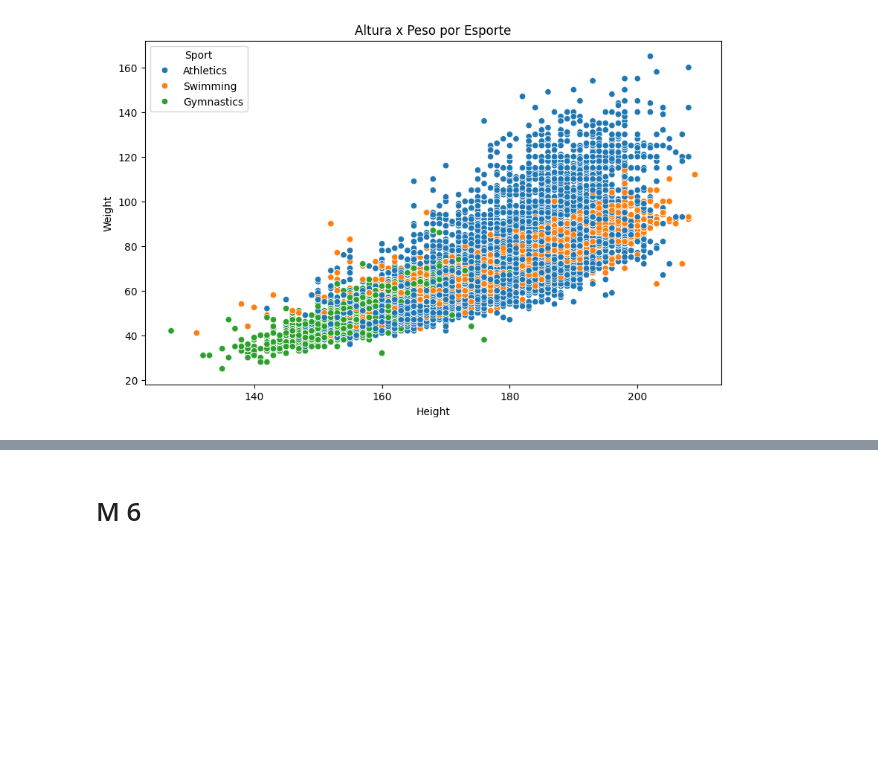
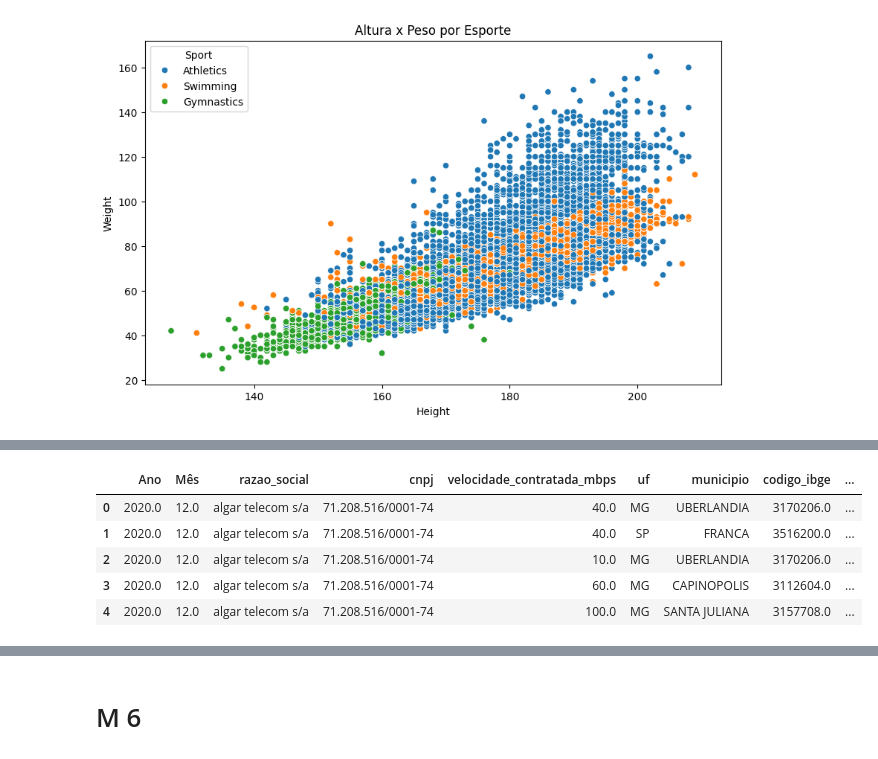
Before and after one commit to NatanielMarques14/laboratorio-ciencia-dados, a Jupyter notebook: exercicios_aulas.ipynb, the cells around one changed output, grey strips where cells are left out. Cells and saved outputs as stored; diff of their text form; code cells hidden in the pictures; blank space fills up the shorter version.

```diff
--- a/exercicios_aulas.ipynb
+++ b/exercicios_aulas.ipynb
@@ -1786,0 +1840,9 @@ plt.show()
+# %%
+df_internet.head()
+# %% [output]
+|  | Ano | Mês | razao_social | cnpj | velocidade_contratada_mbps | uf | municipio | codigo_ibge | ... |
+| 0 | 2020.0 | 12.0 | algar telecom s/a | 71.208.516/0001-74 | 40.0 | MG | UBERLANDIA | 3170206.0 | ... |
+| 1 | 2020.0 | 12.0 | algar telecom s/a | 71.208.516/0001-74 | 40.0 | SP | FRANCA | 3516200.0 | ... |
+| 2 | 2020.0 | 12.0 | algar telecom s/a | 71.208.516/0001-74 | 10.0 | MG | UBERLANDIA | 3170206.0 | ... |
+| 3 | 2020.0 | 12.0 | algar telecom s/a | 71.208.516/0001-74 | 60.0 | MG | CAPINOPOLIS | 3112604.0 | ... |
+| 4 | 2020.0 | 12.0 | algar telecom s/a | 71.208.516/0001-74 | 100.0 | MG | SANTA JULIANA | 3157708.0 | ... |
```
Also changed, not shown: parts of 14 cells of this notebook.
